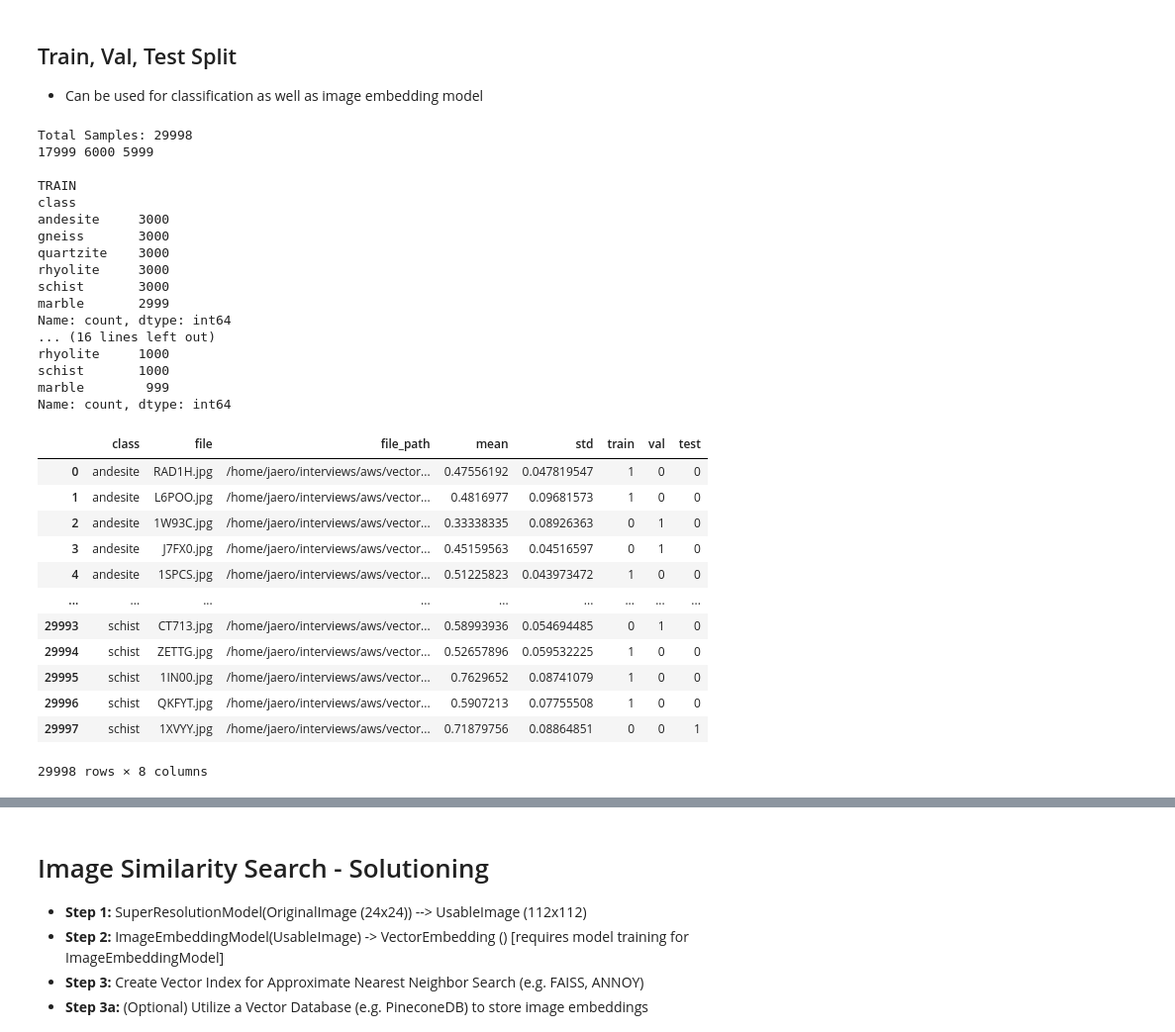
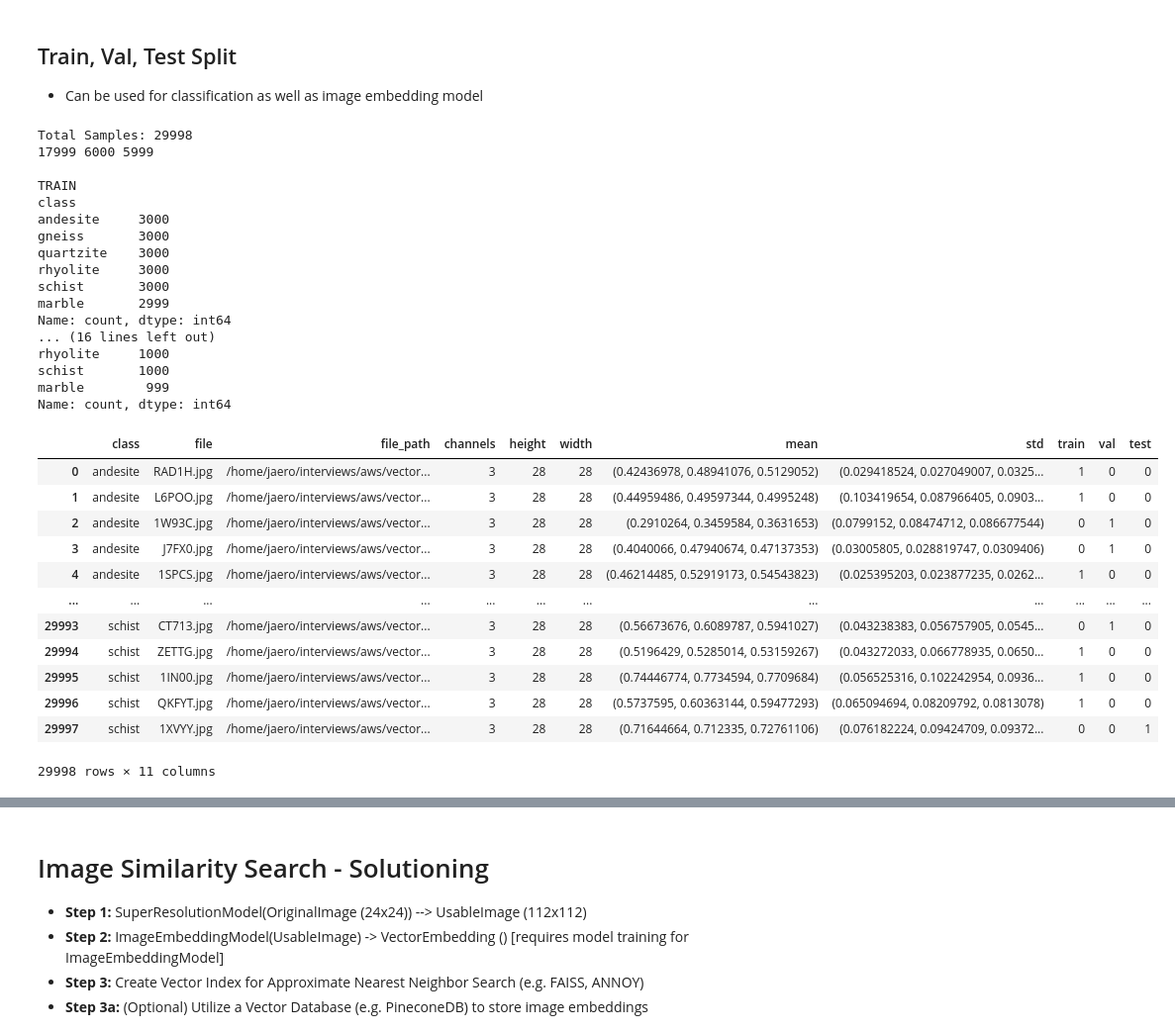
Before and after one commit to Jae-Ro/vector-search, a Jupyter notebook: notebooks/eda.ipynb, the cells around one changed output, grey strips where cells are left out. Shown at 99% size. Drawn from its saved outputs; the diff is of its cells as text; code cells hidden in the pictures.

Commit message:
creating train-val-test split csvs for original res and super res

```diff
--- a/notebooks/eda.ipynb
+++ b/notebooks/eda.ipynb
@@ -16,7 +19,7 @@ from PIL import Image
 from typing import List, Dict, Tuple
 # %%
 # check for gpu
-device = torch.device("cuda" if torch.cuda.is_available() else "cpu")
+device = torch.device("cuda:0" if torch.cuda.is_available() else "cpu")
 print(torch.cuda.device_count())
 print(torch.cuda.is_available())
 print(torch.cuda.current_device())
@@ -533,7 +536,7 @@ for c in classes:
 ## Train, Val, Test Split
 - Can be used for classification as well as image embedding model
 # %%
-# Train, Val, Test Split
+# Train, Val, Test Split - Original Res
 random.seed(10)
 
 data = []
@@ -543,8 +546,19 @@ for c in classes:
             fpath = os.path.join(root, file)
             img = Image.open(fpath).convert('RGB')
             tensor = FT.to_tensor(img)
-            mean, std = tensor.mean(), tensor.std()
-            data.append({ 'class': c, 'file': file, 'file_path': fpath, 'mean': mean.numpy(), 'std': std.numpy() })
+            (m1, m2, m3) = torch.mean(tensor, dim=[1,2])
+            (s1, s2, s3) = torch.std(tensor, dim=[1,2])
+            channel, h, w = tuple(tensor.shape)
+            data.append({
+                'class': c,
+                'file': file,
+                'file_path': fpath,
+                'channels': channel,
+                'height': h,
+                'width': w,
+                'mean': (m1.numpy(), m2.numpy(), m3.numpy()),
+                'std': (s1.numpy(), s2.numpy(), s3.numpy())
+            })
 
 df = pd.DataFrame(data)
 df['train'] = 0
@@ -584,44 +598,44 @@ val_count = df['val'].value_counts()[1]
 test_count = df['test'].value_counts()[1]
 
 print(f"Total Samples: {len(df.index)}")
 print(train_count, val_count, test_count)
 assert len(df.index) == train_count + val_count + test_count
 
 print(f"\nTRAIN\n{df[df['train'].eq(1)]['class'].value_counts()}\n")
 print(f"VALIDATION\n{df[df['val'].eq(1)]['class'].value_counts()}\n")
 print(f"TEST\n{df[df['test'].eq(1)]['class'].value_counts()}\n")
 
 # save df split
-df.to_csv(os.path.join(DATA_DIR, 'train_val_test_splits', 'data_split-1.csv'), index=False)
+df.to_csv(os.path.join(DATA_DIR, 'train_val_test_splits', 'data_split-original.csv'), index=False)
 df
 # %% [output]
 Total Samples: 29998
 17999 6000 5999
 
 TRAIN
 class
 andesite     3000
 gneiss       3000
 quartzite    3000
 rhyolite     3000
 schist       3000
 marble       2999
 Name: count, dtype: int64
 ... (16 lines left out)
 rhyolite     1000
 schist       1000
 marble        999
 Name: count, dtype: int64
-|  | class | file | file_path | mean | std | train | val | test |
-| 0 | andesite | RAD1H.jpg | /home/jaero/interviews/aws/vector... | 0.47556192 | 0.047819547 | 1 | 0 | 0 |
-| 1 | andesite | L6POO.jpg | /home/jaero/interviews/aws/vector... | 0.4816977 | 0.09681573 | 1 | 0 | 0 |
-| 2 | andesite | 1W93C.jpg | /home/jaero/interviews/aws/vector... | 0.33338335 | 0.08926363 | 0 | 1 | 0 |
-| 3 | andesite | J7FX0.jpg | /home/jaero/interviews/aws/vector... | 0.45159563 | 0.04516597 | 0 | 1 | 0 |
-| 4 | andesite | 1SPCS.jpg | /home/jaero/interviews/aws/vector... | 0.51225823 | 0.043973472 | 1 | 0 | 0 |
-| ... | ... | ... | ... | ... | ... | ... | ... | ... |
-| 29993 | schist | CT713.jpg | /home/jaero/interviews/aws/vector... | 0.58993936 | 0.054694485 | 0 | 1 | 0 |
-| 29994 | schist | ZETTG.jpg | /home/jaero/interviews/aws/vector... | 0.52657896 | 0.059532225 | 1 | 0 | 0 |
-| 29995 | schist | 1IN00.jpg | /home/jaero/interviews/aws/vector... | 0.7629652 | 0.08741079 | 1 | 0 | 0 |
-| 29996 | schist | QKFYT.jpg | /home/jaero/interviews/aws/vector... | 0.5907213 | 0.07755508 | 1 | 0 | 0 |
-| 29997 | schist | 1XVYY.jpg | /home/jaero/interviews/aws/vector... | 0.71879756 | 0.08864851 | 0 | 0 | 1 |
+|  | class | file | file_path | channels | height | width | mean | std | train | val | test |
+| 0 | andesite | RAD1H.jpg | /home/jaero/interviews/aws/vector... | 3 | 28 | 28 | (0.42436978, 0.48941076, 0.5129052) | (0.029418524, 0.027049007, 0.0325... | 1 | 0 | 0 |
+| 1 | andesite | L6POO.jpg | /home/jaero/interviews/aws/vector... | 3 | 28 | 28 | (0.44959486, 0.49597344, 0.4995248) | (0.103419654, 0.087966405, 0.0903... | 1 | 0 | 0 |
+| 2 | andesite | 1W93C.jpg | /home/jaero/interviews/aws/vector... | 3 | 28 | 28 | (0.2910264, 0.3459584, 0.3631653) | (0.0799152, 0.08474712, 0.086677544) | 0 | 1 | 0 |
+| 3 | andesite | J7FX0.jpg | /home/jaero/interviews/aws/vector... | 3 | 28 | 28 | (0.4040066, 0.47940674, 0.47137353) | (0.03005805, 0.028819747, 0.0309406) | 0 | 1 | 0 |
+| 4 | andesite | 1SPCS.jpg | /home/jaero/interviews/aws/vector... | 3 | 28 | 28 | (0.46214485, 0.52919173, 0.54543823) | (0.025395203, 0.023877235, 0.0262... | 1 | 0 | 0 |
+| ... | ... | ... | ... | ... | ... | ... | ... | ... | ... | ... | ... |
+| 29993 | schist | CT713.jpg | /home/jaero/interviews/aws/vector... | 3 | 28 | 28 | (0.56673676, 0.6089787, 0.5941027) | (0.043238383, 0.056757905, 0.0545... | 0 | 1 | 0 |
+| 29994 | schist | ZETTG.jpg | /home/jaero/interviews/aws/vector... | 3 | 28 | 28 | (0.5196429, 0.5285014, 0.53159267) | (0.043272033, 0.066778935, 0.0650... | 1 | 0 | 0 |
+| 29995 | schist | 1IN00.jpg | /home/jaero/interviews/aws/vector... | 3 | 28 | 28 | (0.74446774, 0.7734594, 0.7709684) | (0.056525316, 0.102242954, 0.0936... | 1 | 0 | 0 |
+| 29996 | schist | QKFYT.jpg | /home/jaero/interviews/aws/vector... | 3 | 28 | 28 | (0.5737595, 0.60363144, 0.59477293) | (0.065094694, 0.08209792, 0.0813078) | 1 | 0 | 0 |
+| 29997 | schist | 1XVYY.jpg | /home/jaero/interviews/aws/vector... | 3 | 28 | 28 | (0.71644664, 0.712335, 0.72761106) | (0.076182224, 0.09424709, 0.09372... | 0 | 0 | 1 |
-29998 rows × 8 columns
+29998 rows × 11 columns
```
Also changed, not shown: parts of 10 cells of this notebook, 3 other files.
